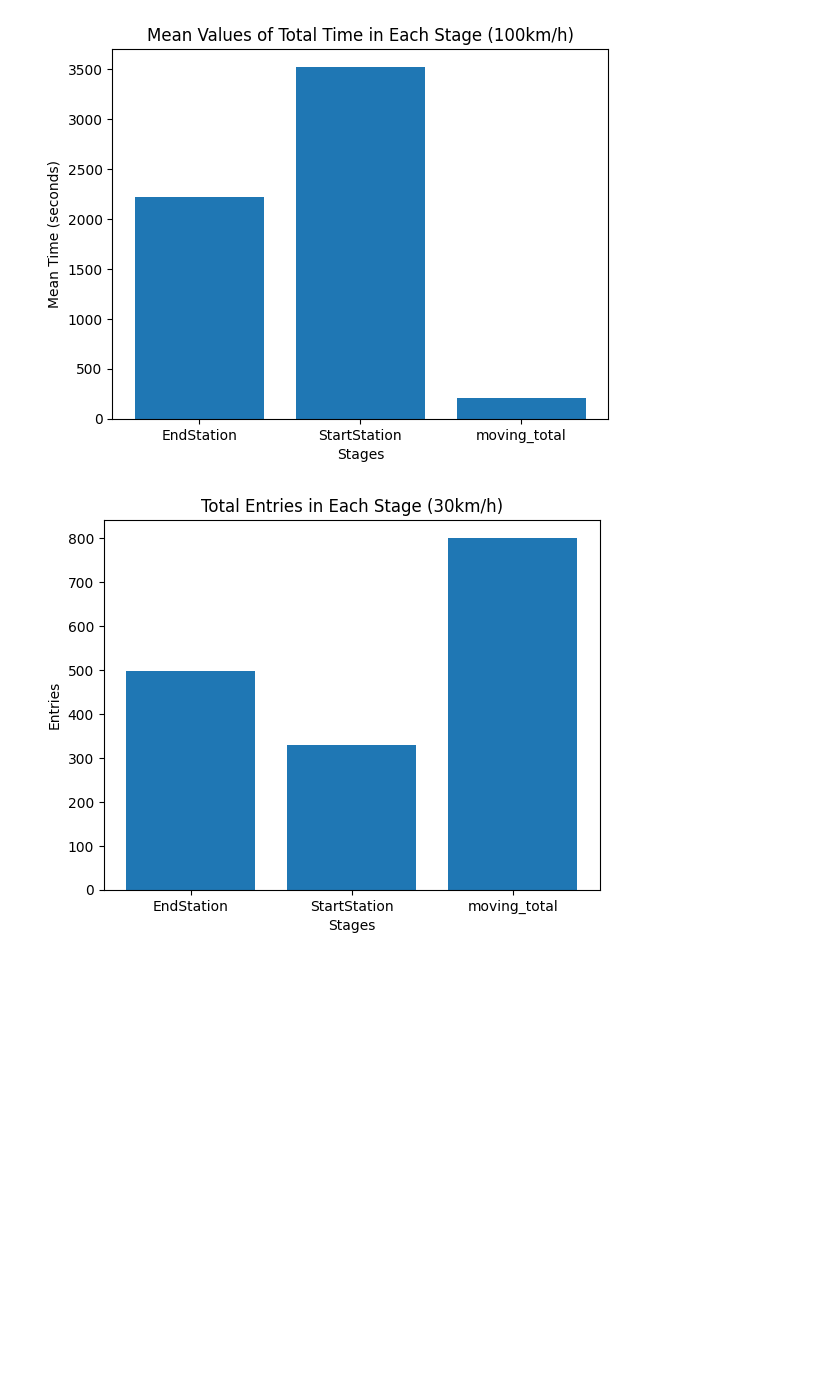
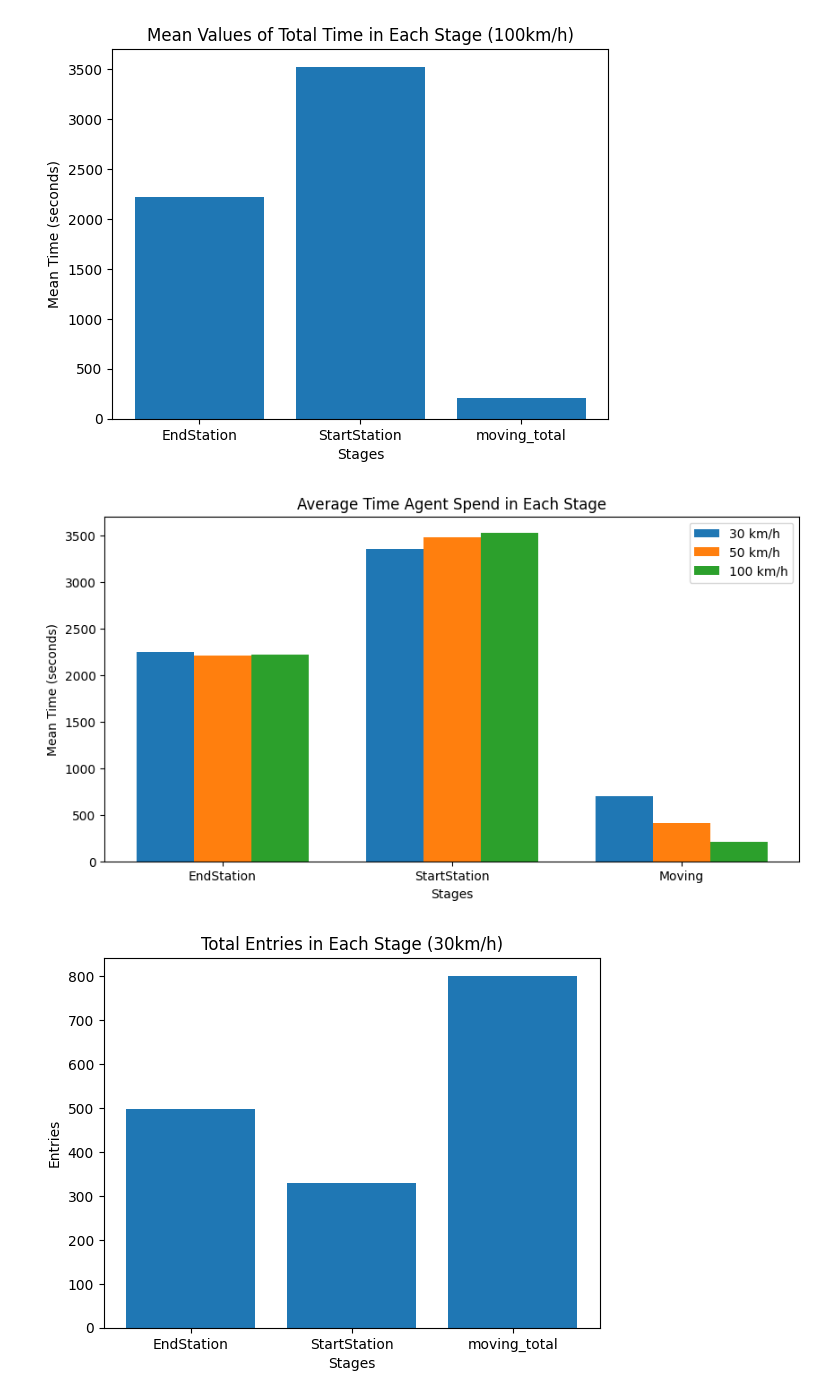
Before and after one commit to duongy18418/Bike-Sharing-Simulation, a Jupyter notebook: Results/Analysis.ipynb, the cells around one changed output. Saved outputs shown, nothing was run; the diff lists cells and outputs as text; code cells hidden in the pictures; blank space fills up the shorter version.

Commit message:
Update graphs

```diff
--- a/Results/Analysis.ipynb
+++ b/Results/Analysis.ipynb
@@ -167,6 +167,26 @@ plt.title('Mean Values of Total Time in Each Stage (100km/h)')
 plt.show()
 # %% [output]
 [figure]
+# %%
+fig = plt.subplots(figsize = (10,5))
+width = 0.25
+
+br1 = np.arange(len(state1))
+br2 = [x + width for x in br1]
+br3 = [x + width for x in br2]
+
+plt.bar(br1, mean1, width=width, label = '30 km/h')
+plt.bar(br2, mean2, width=width, label = '50 km/h')
+plt.bar(br3, mean3, width=width, label = '100 km/h')
+
+plt.xlabel('Stages')
+plt.ylabel('Mean Time (seconds)')
+plt.xticks([r + width for r in range(len(state1))], ['EndStation', 'StartStation', 'Moving'])
+plt.title('Average Time Agent Spend in Each Stage')
+plt.legend()
+plt.show()
+# %% [output]
+[figure, added]
 # %%
 plt.bar(state1, entries1)
 
```
Also changed, not shown: parts of 2 cells of this notebook.
